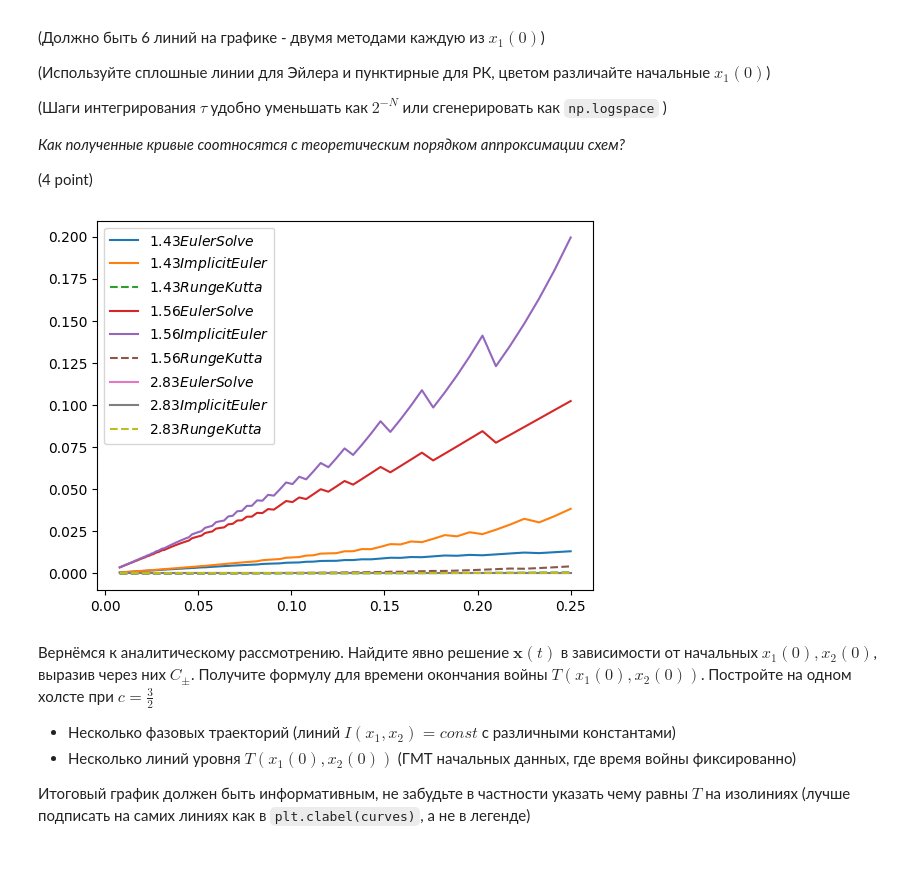
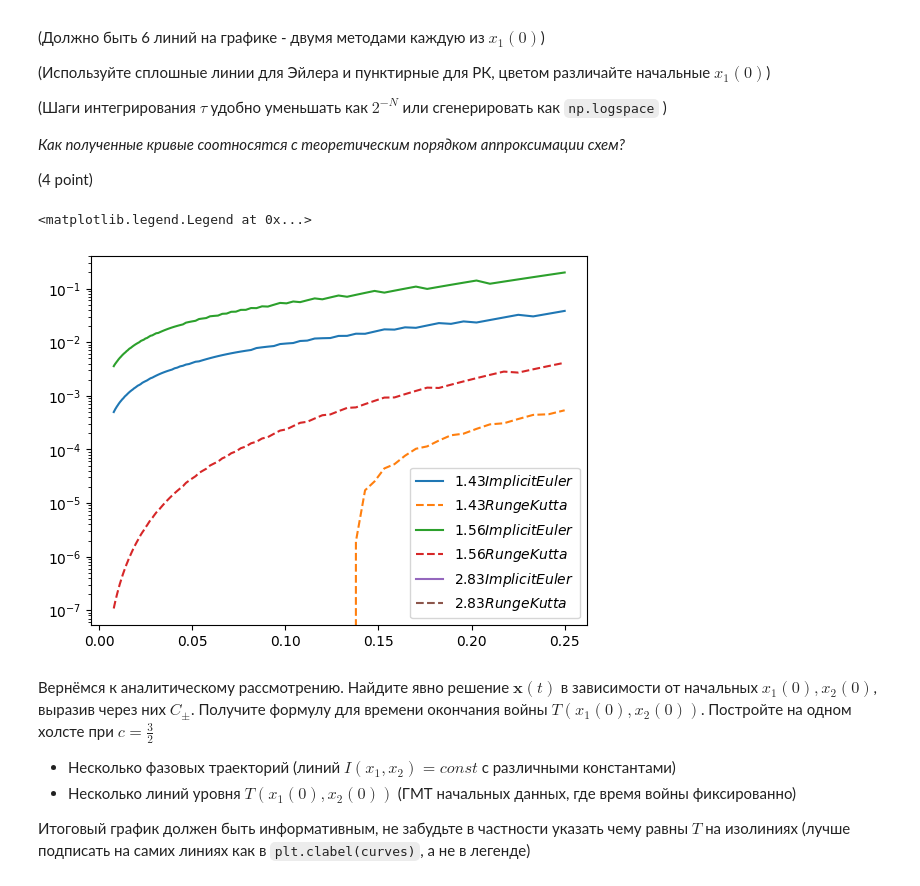
Before and after one commit to Clai101/Comp_Ph, a Jupyter notebook: 1_Sorted_HW/HW_2/IVP_ODE.ipynb, the cells around one changed output. Drawn from its saved outputs; the diff is of its cells as text; code cells hidden in the pictures.

```diff
--- a/1_Sorted_HW/HW_2/IVP_ODE.ipynb
+++ b/1_Sorted_HW/HW_2/IVP_ODE.ipynb
@@ -261,6 +261,8 @@ def implicit_euler_solve_(u0, dt):
         y = list(np.matmul(np.linalg.inv(np.eye(u0.shape[0]) - dt * A), y))
     return np.array(y)
 
+fig = plt.figure()
+ax = fig.add_subplot(1, 1, 1)
 
 rungekut = []
 implicit_euler = []
@@ -271,55 +273,45 @@ for i in time:
     rungekut.append(abs(y[0]**2/c-y[1]**2 - I_real)+0.02)
     y = implicit_euler_solve_(x0, i)
     implicit_euler.append(abs(y[0]**2/c-y[1]**2 - I_real)+0.02)
-    y = euler_solve_(x0, i)
-    euler_solve.append(abs(y[0]**2/c-y[1]**2 - I_real)+0.02)
 
-plt.plot(np.array(time), np.array(euler_solve) - I_real, label=f"${round(x0[0], 2)}EulerSolve$")
-plt.plot(np.array(time), np.array(implicit_euler) - I_real, label=f"{round(x0[0], 2)}$ImplicitEuler$")
-plt.plot(np.array(time), np.array(rungekut) - I_real, "--", label=f"{round(x0[0], 2)}$RungeKutta$")
+ax.plot(np.array(time), np.array(implicit_euler) - I_real, label=f"{round(x0[0], 2)}$ImplicitEuler$")
+ax.plot(np.array(time), np.array(rungekut) - I_real, "--", label=f"{round(x0[0], 2)}$RungeKutta$")
 
 y0 = np.array([2**0.5 * (1 + 0.1), 1])
 I_real = y0[0]**2/c - y0[1]**2
 rungekut = []
 implicit_euler = []
 euler_solve = []
 time = np.logspace(-7, -2, 100, base = 2)
 for i in time:
     y = rungeKutta(y0, i)
     rungekut.append(abs(y[0]**2/c-y[1]**2 - I_real))
     y = implicit_euler_solve_(y0, i)
     implicit_euler.append(abs(y[0]**2/c-y[1]**2 - I_real))
-    y = euler_solve_(y0, i)
-    euler_solve.append(abs(y[0]**2/c-y[1]**2 - I_real))
 
-plt.plot(np.array(time), np.array(euler_solve), label=f"${round(y0[0], 2)}EulerSolve$")
-plt.plot(np.array(time), np.array(implicit_euler), label=f"{round(y0[0], 2)}$ImplicitEuler$")
-plt.plot(np.array(time), np.array(rungekut), "--", label=f"{round(y0[0], 2)}$RungeKutta$")
+ax.plot(np.array(time), np.array(implicit_euler), label=f"{round(y0[0], 2)}$ImplicitEuler$")
+ax.plot(np.array(time), np.array(rungekut), "--", label=f"{round(y0[0], 2)}$RungeKutta$")
 
 u0 = np.array([2**0.5 * 2, 1])
 I_real = u0[0]**2/c - u0[1]**2
 rungekut = []
 implicit_euler = []
 euler_solve = []
 time = np.logspace(-7, -2, 100, base = 2)
 for i in time:
     y = rungeKutta(y0, i)
     rungekut.append(abs(u0[0]**2/c-u0[1]**2 - I_real))
     y = implicit_euler_solve_(y0, i)
     implicit_euler.append(abs(u0[0]**2/c-u0[1]**2 - I_real))
-    y = euler_solve_(y0, i)
-    euler_solve.append(abs(u0[0]**2/c-u0[1]**2 - I_real))
 
-plt.plot(np.array(time), np.array(euler_solve), label=f"${round(u0[0], 2)}EulerSolve$")
-plt.plot(np.array(time), np.array(implicit_euler), label=f"{round(u0[0], 2)}$ImplicitEuler$")
-plt.plot(np.array(time), np.array(rungekut), "--", label=f"{round(u0[0], 2)}$RungeKutta$")
+ax.plot(np.array(time), np.array(implicit_euler), label=f"{round(u0[0], 2)}$ImplicitEuler$")
+ax.plot(np.array(time), np.array(rungekut), "--", label=f"{round(u0[0], 2)}$RungeKutta$")
 
-
-
-plt.legend(loc = 'best')
-plt.show()
+ax.set_yscale('log')
+ax.legend(loc = 'best')
 # %% [output]
+<matplotlib.legend.Legend at 0x...>
-[figure, old version]
+[figure, new version]
 # %% [markdown]
 Вернёмся к аналитическому рассмотрению.
 Найдите явно решение $\mathbf{x}(t)$ в зависимости от начальных $x_1(0), x_2(0)$, выразив через них $C_{\pm}$.
```
